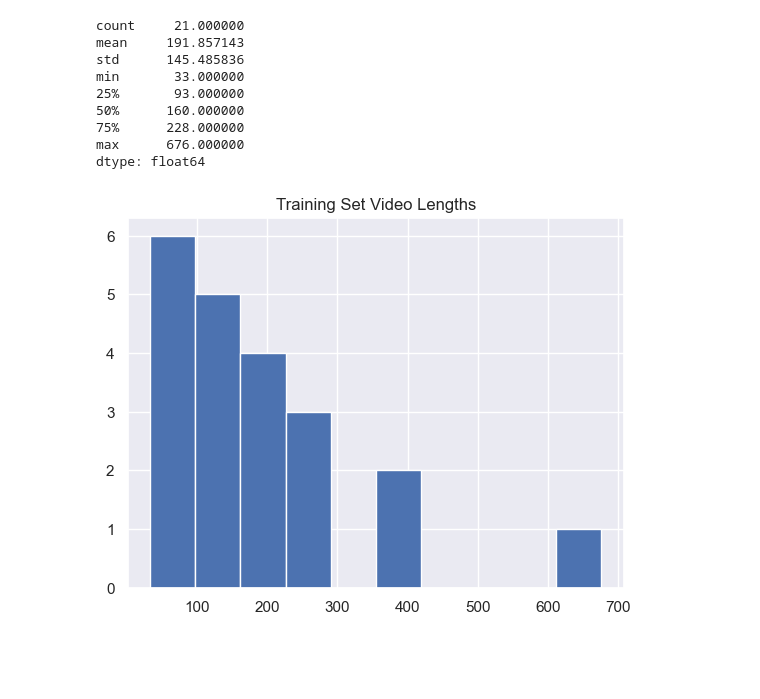
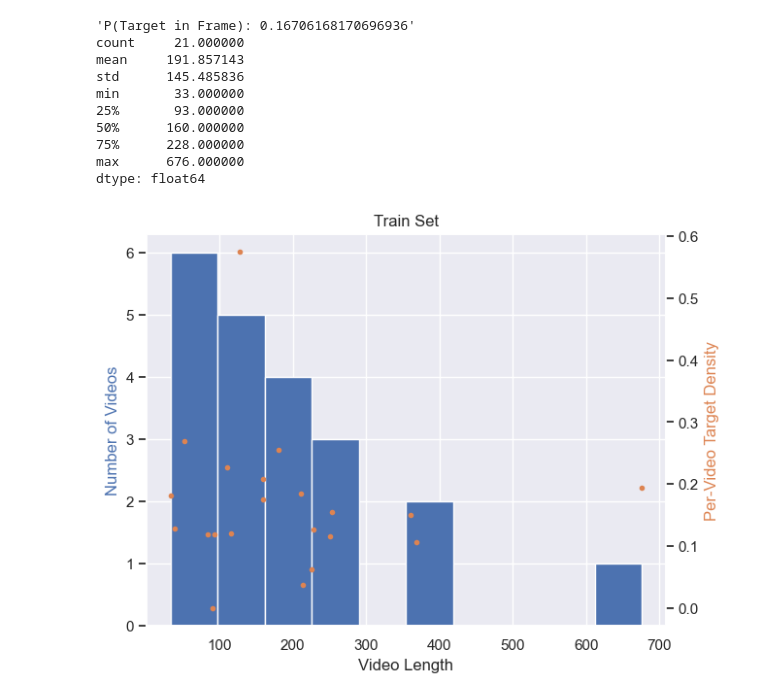
Before and after one commit to tsnowak/pnnl-tunamelt, a Jupyter notebook: notebooks/03-dataset-exploration.ipynb, the cells around one changed output. Drawn from its saved outputs; the diff is of its cells as text; code cells hidden in the pictures; blank space fills up the shorter version.

```diff
--- a/notebooks/03-dataset-exploration.ipynb
+++ b/notebooks/03-dataset-exploration.ipynb
@@ -43,6 +60,10 @@ test_data = test_dataset.aligned_data['test']
 # %%
 train_lengths = []
+train_n_targets = []
+train_n_pos_frames = []
 for _, label in train_data:
     train_lengths.append(label["video_length"])
+    train_n_targets.append(len(label["tracks"])) # n targets in video
+    train_n_pos_frames.append(labels_to_pos_frames(label)) # n frames with target in video
 # %%
 test_lengths = []
@@ -65,15 +76,51 @@ def plot_dataset_sparsity():
+# %%
+# POST PROCESS METHODS
+def calc_target_density(targets, lengths):
+    assert(len(targets) == len(lengths))
+    target_densities = [ t/l for t, l in zip(targets, lengths)]
+    return target_densities
+
+# TODO: align yticks for both axes - https://stackoverflow.com/questions/26752464/how-do-i-align-gridlines-for-two-y-axis-scales-using-matplotlib
+def plot_length_histogram(video_lengths, n_targets, dataset="train", format="svg", save=False):
+    fig, ax = plt.subplots(constrained_layout=True)
+    ax.grid(linestyle='-', zorder=0)
+    ax2=ax.twinx()
+    ax2.grid(False)
+    #ax2.set_axisbelow(True)
+    #ax2.grid(linestyle='--', zorder=0)
+
+    ax.set_xlabel("Video Length")
+    ax.set_ylabel("Number of Videos", color=sns.color_palette()[0])
+    ax.hist(x=video_lengths, bins=10, color=sns.color_palette()[0])
+
+    ax2.set_ylabel("Per-Video Target Density", color=sns.color_palette()[1])
+    target_densities = calc_target_density(n_targets, video_lengths)
+    ax2.plot(video_lengths, target_densities, '.', color=sns.color_palette()[1])
+
+    plt.title(f"{dataset.capitalize()} Set")
+    plt.savefig(f"{str(media_path)}/{dataset}-info.{format}", format=format) if save else None
+
+def calc_statistics(lengths, targets, pos_frames):
+    target_prob = (1/len(lengths)) * sum([t/l for t, l in zip(pos_frames, lengths)])
+    pprint(f"P(Target in Frame): {target_prob}")
+    df = pd.Series(lengths)
+    pprint(df.describe())
+
+def plot_dataset_sparsity():
+    pass
 # %%
-plot_length_histogram(train_lengths, dataset="train", format="pdf", save=True)
-calc_statistics(train_lengths)
+plot_length_histogram(train_lengths, train_n_pos_frames, dataset="train", format="pdf", save=True)
+calc_statistics(train_lengths, train_n_targets, train_n_pos_frames)
 # %% [output]
+'P(Target in Frame): 0.16706168170696936'
 count     21.000000
 mean     191.857143
 std      145.485836
 min       33.000000
 25%       93.000000
 50%      160.000000
 75%      228.000000
 max      676.000000
 dtype: float64
-[figure, old version]
+[figure, new version]
 # %%
```
Also changed, not shown: parts of 7 cells of this notebook, 6 other files.
